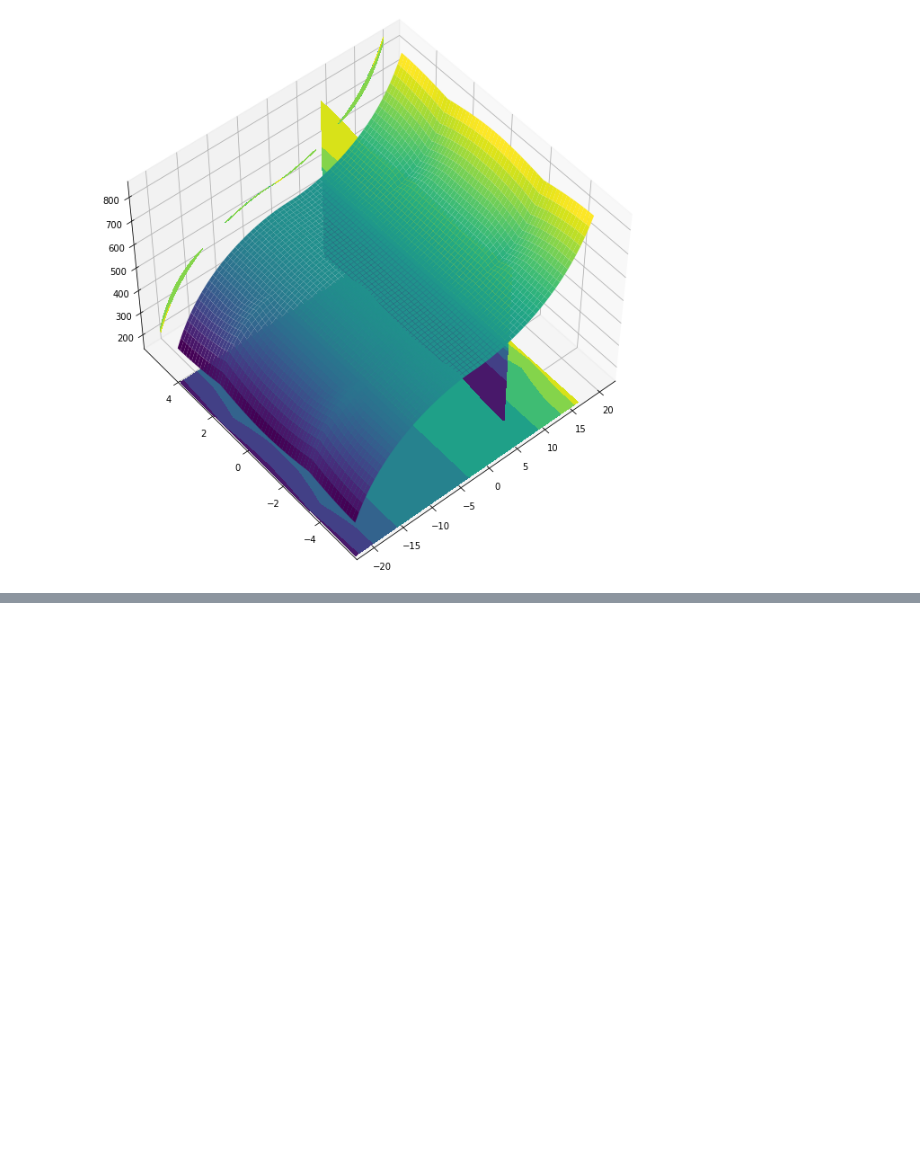
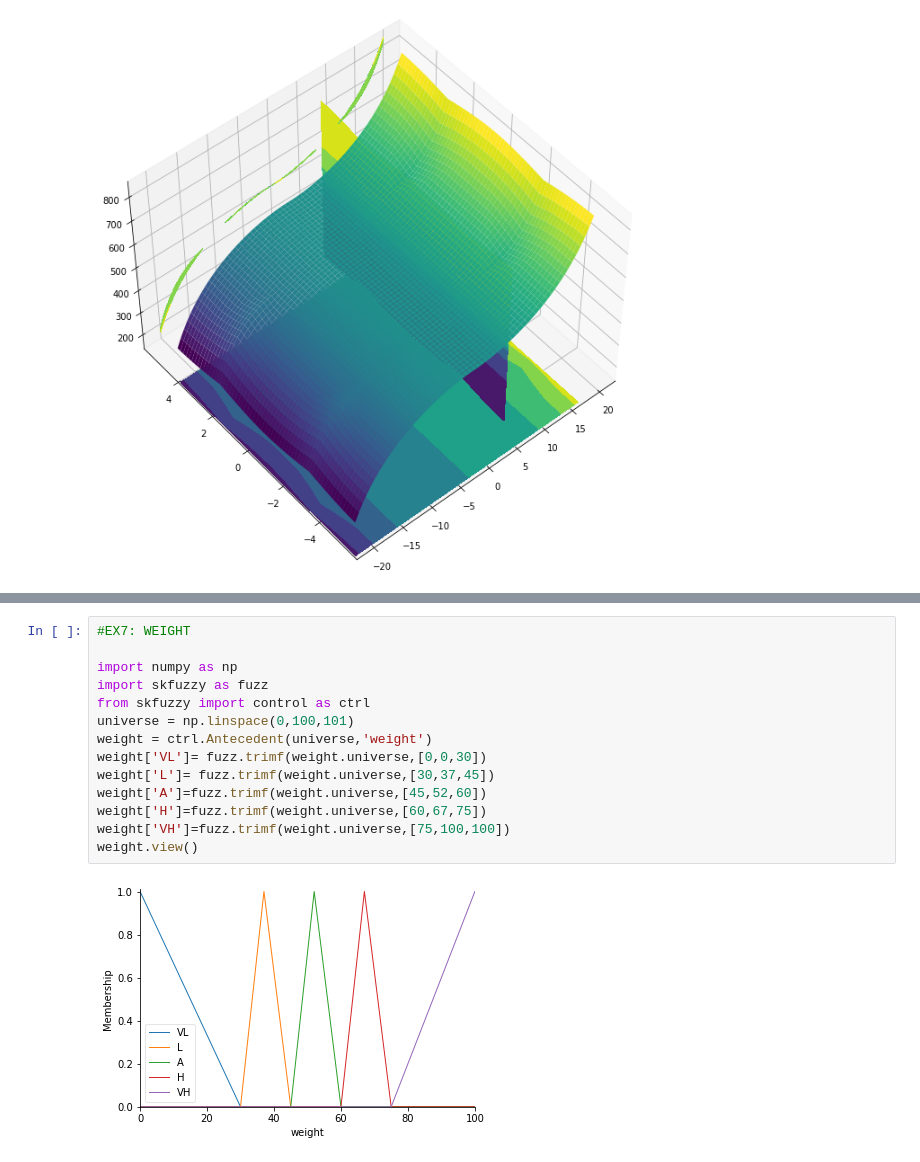
Before and after one commit to NguyenHoang127/AI_Exercise_2, a Jupyter notebook: Exercise_Fuzzy_AI_Adaptive_Neural_Fuzzy_20146195_Doan_Nguyen_Hoang.ipynb, the cells around one changed output, grey strips where cells are left out. Cells and saved outputs as stored; diff of their text form; blank space fills up the shorter version.

```diff
--- a/Exercise_Fuzzy_AI_Adaptive_Neural_Fuzzy_20146195_Doan_Nguyen_Hoang.ipynb
+++ b/Exercise_Fuzzy_AI_Adaptive_Neural_Fuzzy_20146195_Doan_Nguyen_Hoang.ipynb
@@ -639,0 +694,16 @@ ax.view_init(50,230)
+# %%
+#EX7: WEIGHT
+
+import numpy as np
+import skfuzzy as fuzz
+from skfuzzy import control as ctrl
+universe = np.linspace(0,100,101)
+weight = ctrl.Antecedent(universe,'weight')
+weight['VL']= fuzz.trimf(weight.universe,[0,0,30])
+weight['L']= fuzz.trimf(weight.universe,[30,37,45])
+weight['A']=fuzz.trimf(weight.universe,[45,52,60])
+weight['H']=fuzz.trimf(weight.universe,[60,67,75])
+weight['VH']=fuzz.trimf(weight.universe,[75,100,100])
+weight.view()
+# %% [output]
+[figure, added]
```
Also changed, not shown: parts of 2 cells of this notebook.
